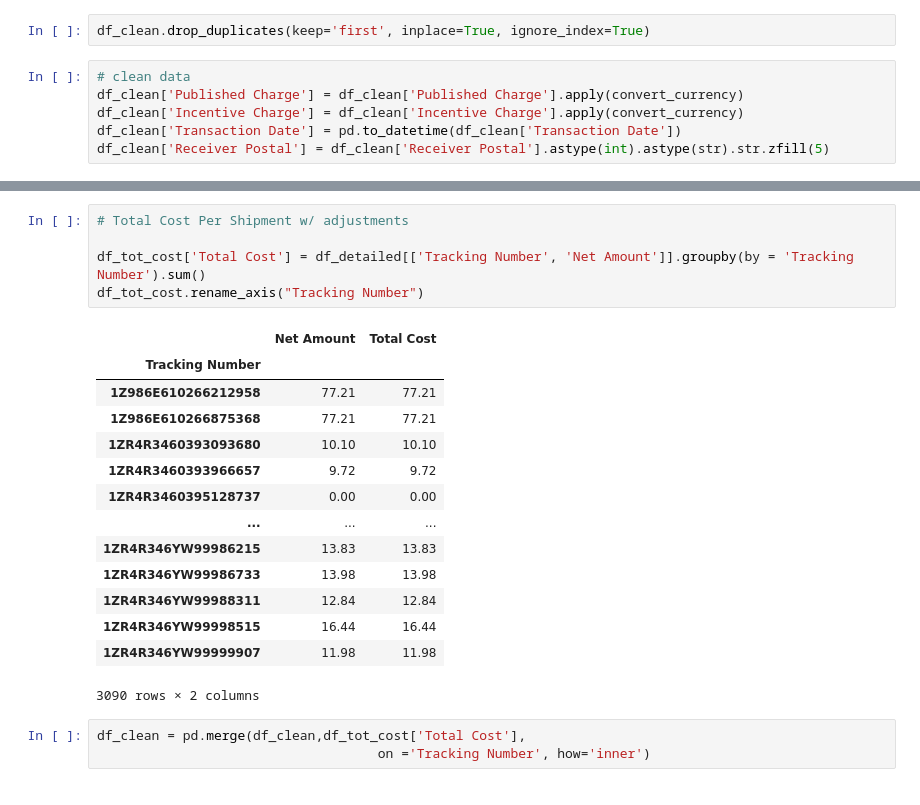
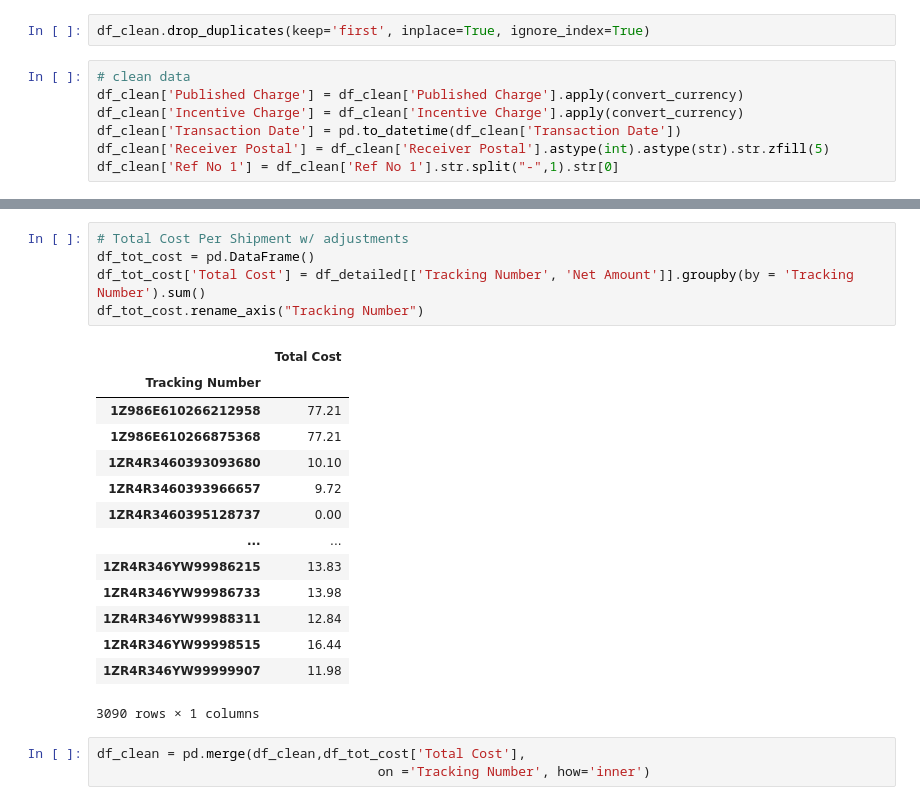
Before and after one commit to Evan-Archuleta/ups_invoice, a Jupyter notebook: ups_v3.ipynb, the cells around one changed output, grey strips where cells are left out. Drawn from its saved outputs; the diff is of its cells as text.

```diff
--- a/ups_v3.ipynb
+++ b/ups_v3.ipynb
@@ -147,6 +146,7 @@ df_clean['Published Charge'] = df_clean['Published Charge'].apply(convert_curren
 df_clean['Incentive Charge'] = df_clean['Incentive Charge'].apply(convert_currency)
 df_clean['Transaction Date'] = pd.to_datetime(df_clean['Transaction Date'])
 df_clean['Receiver Postal'] = df_clean['Receiver Postal'].astype(int).astype(str).str.zfill(5)
+df_clean['Ref No 1'] = df_clean['Ref No 1'].str.split("-",1).str[0]
 # %%
 df_clean.info()
 # %% [output]
@@ -169,24 +169,24 @@ dtypes: datetime64[ns](1), float64(5), int64(1), object(10)
 memory usage: 411.4+ KB
 # %%
 # Total Cost Per Shipment w/ adjustments
-
+df_tot_cost = pd.DataFrame()
 df_tot_cost['Total Cost'] = df_detailed[['Tracking Number', 'Net Amount']].groupby(by = 'Tracking Number').sum()
 df_tot_cost.rename_axis("Tracking Number")
 # %% [output]
-|  | Net Amount | Total Cost |
-| Tracking Number |  |  |
-| 1Z986E610266212958 | 77.21 | 77.21 |
-| 1Z986E610266875368 | 77.21 | 77.21 |
-| 1ZR4R3460393093680 | 10.10 | 10.10 |
-| 1ZR4R3460393966657 | 9.72 | 9.72 |
-| 1ZR4R3460395128737 | 0.00 | 0.00 |
-| ... | ... | ... |
-| 1ZR4R346YW99986215 | 13.83 | 13.83 |
-| 1ZR4R346YW99986733 | 13.98 | 13.98 |
-| 1ZR4R346YW99988311 | 12.84 | 12.84 |
-| 1ZR4R346YW99998515 | 16.44 | 16.44 |
-| 1ZR4R346YW99999907 | 11.98 | 11.98 |
+|  | Total Cost |
+| Tracking Number |  |
+| 1Z986E610266212958 | 77.21 |
+| 1Z986E610266875368 | 77.21 |
+| 1ZR4R3460393093680 | 10.10 |
+| 1ZR4R3460393966657 | 9.72 |
+| 1ZR4R3460395128737 | 0.00 |
+| ... | ... |
+| 1ZR4R346YW99986215 | 13.83 |
+| 1ZR4R346YW99986733 | 13.98 |
+| 1ZR4R346YW99988311 | 12.84 |
+| 1ZR4R346YW99998515 | 16.44 |
+| 1ZR4R346YW99999907 | 11.98 |
-3090 rows × 2 columns
+3090 rows × 1 columns
 # %%
 df_clean = pd.merge(df_clean,df_tot_cost['Total Cost'],
                                     on ='Tracking Number', how='inner')
```
Also changed, not shown: parts of 3 cells of this notebook, 1 other file.
